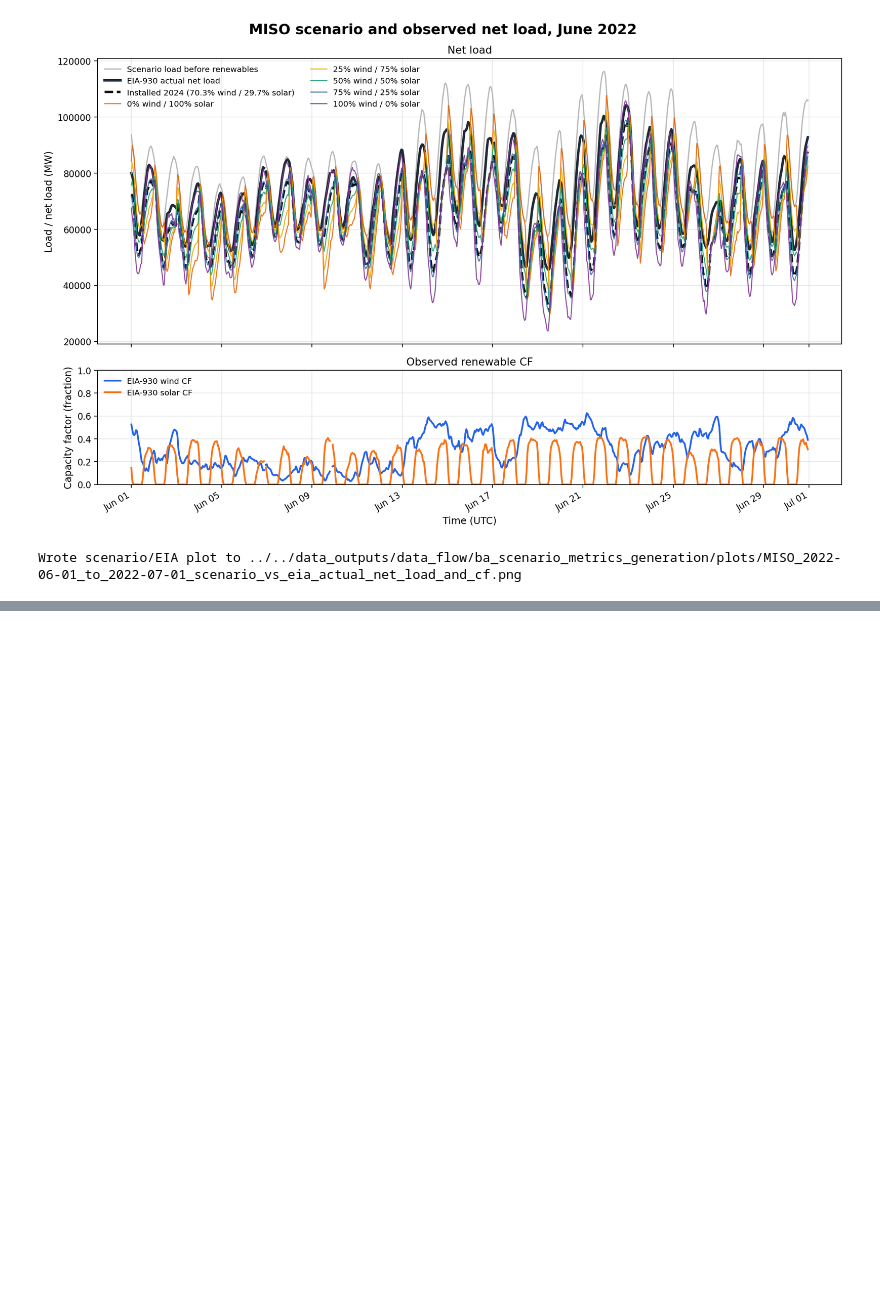
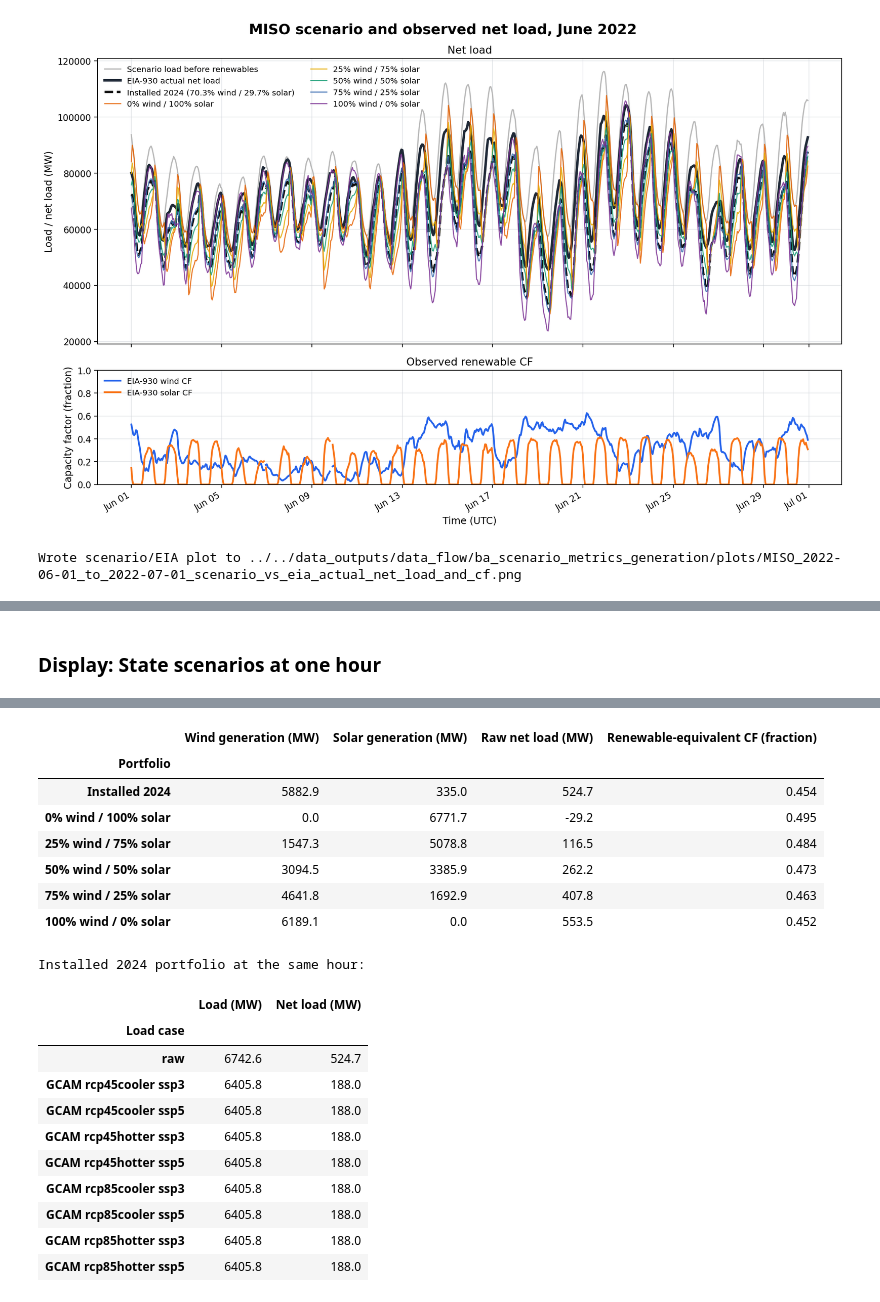
Before and after one commit to charliephillips4201/wxdata-notebooks, a Jupyter notebook: notebooks/data_flow/ba_scenario_metrics_generation.ipynb, the cells around one changed output, grey strips where cells are left out. Cells and saved outputs as stored; diff of their text form; code cells hidden in the pictures; blank space fills up the shorter version.

Commit message:
Add state scenario appendix and dataset reference documentation

```diff
--- a/notebooks/data_flow/ba_scenario_metrics_generation.ipynb
+++ b/notebooks/data_flow/ba_scenario_metrics_generation.ipynb
@@ -510,0 +579,4 @@ Wrote scenario/EIA plot to ../../data_outputs/data_flow/ba_scenario_metrics_gene
+# %%
+state_scenario_order = list(SCENARIO_LABELS)
+state_scenario_specs = state_capacities.set_index("scenario").loc[state_scenario_order].reset_index()
+state_scenario_specs = state_scenario_specs[["scenario", "wind_capacity_mw", "solar_capacity_mw", "total_capacity_mw"]]
@@ -510,0 +585,4 @@ Wrote scenario/EIA plot to ../../data_outputs/data_flow/ba_scenario_metrics_gene
+# %%
+state_capacity_preview = state_scenario_specs.set_index("scenario").rename(index=SCENARIO_LABELS)
+state_capacity_preview = state_capacity_preview.rename_axis("Portfolio").rename(columns={"wind_capacity_mw": "Wind capacity (MW)", "solar_capacity_mw": "Solar capacity (MW)", "total_capacity_mw": "Total capacity (MW)"})
+display(state_capacity_preview.round(1))
@@ -510,0 +610,40 @@ Wrote scenario/EIA plot to ../../data_outputs/data_flow/ba_scenario_metrics_gene
+# %%
+state_scenario_frames = []
+for state_spec in state_scenario_specs.itertuples(index=False):
+    state_scenario = state_base[["time_utc", "wind_cf", "solar_cf"]].copy()
+    state_scenario.insert(1, "scenario", state_spec.scenario)
+    state_scenario["wind_mw"] = state_scenario["wind_cf"] * state_spec.wind_capacity_mw
+    state_scenario["solar_mw"] = state_scenario["solar_cf"] * state_spec.solar_capacity_mw
+    state_renewable_mw = state_scenario["wind_mw"] + state_scenario["solar_mw"]
+    state_scenario["renew_cf_equiv"] = state_renewable_mw / state_spec.total_capacity_mw
+
+    # Apply the same portfolio generation to raw load and each GCAM load case.
+    for state_load_column in state_load_columns:
+        state_net_load_column = state_load_column.replace("load_mw__", "net_load_mw__")
+        state_scenario[state_load_column] = state_base[state_load_column]
+        state_scenario[state_net_load_column] = state_scenario[state_load_column] - state_renewable_mw
+
+    state_scenario_frames.append(state_scenario)
+
+state_scenarios = pd.concat(state_scenario_frames, ignore_index=True)
+assert len(state_scenarios) == 6 * 148920, "Expected six portfolios with 148,920 hours each."
+assert not state_scenarios.duplicated(["time_utc", "scenario"]).any(), "State scenario keys must be unique."
+# %% [markdown]
+### Display: State scenarios at one hour
+# %%
+print(f"Iowa portfolios at {state_example_hour}; {len(state_scenarios):,} total scenario rows.")
+state_preview = state_scenarios.loc[state_scenarios["time_utc"].eq(state_example_hour), ["scenario", "wind_mw", "solar_mw", "net_load_mw__raw", "renew_cf_equiv"]]
+state_preview = state_preview.set_index("scenario").rename(index=SCENARIO_LABELS).rename_axis("Portfolio")
+state_preview = state_preview.rename(columns={"wind_mw": "Wind generation (MW)", "solar_mw": "Solar generation (MW)", "net_load_mw__raw": "Raw net load (MW)", "renew_cf_equiv": "Renewable-equivalent CF (fraction)"})
+display(state_preview.round({"Wind generation (MW)": 1, "Solar generation (MW)": 1, "Raw net load (MW)": 1, "Renewable-equivalent CF (fraction)": 3}))
+
+# Hold the hour and portfolio fixed to show how the nine load cases affect net load.
+state_installed_hour = state_scenarios.loc[state_scenarios["time_utc"].eq(state_example_hour) & state_scenarios["scenario"].eq("installed_2024")].iloc[0]
+state_case_rows = []
+for state_load_column in state_load_columns:
+    state_net_load_column = state_load_column.replace("load_mw__", "net_load_mw__")
+    state_case_label = state_load_column.replace("load_mw__", "").replace("gcam_", "GCAM ").replace("_", " ")
+    state_case_rows.append({"Load case": state_case_label, "Load (MW)": state_installed_hour[state_load_column], "Net load (MW)": state_installed_hour[state_net_load_column]})
+print("Installed 2024 portfolio at the same hour:")
+display(pd.DataFrame(state_case_rows).set_index("Load case").round(1))
+# %% [output]
@@ -510,0 +651,20 @@ Wrote scenario/EIA plot to ../../data_outputs/data_flow/ba_scenario_metrics_gene
+|  | Wind generation (MW) | Solar generation (MW) | Raw net load (MW) | Renewable-equivalent CF (fraction) |
+| Portfolio |  |  |  |  |
+| Installed 2024 | 5882.9 | 335.0 | 524.7 | 0.454 |
+| 0% wind / 100% solar | 0.0 | 6771.7 | -29.2 | 0.495 |
+| 25% wind / 75% solar | 1547.3 | 5078.8 | 116.5 | 0.484 |
+| 50% wind / 50% solar | 3094.5 | 3385.9 | 262.2 | 0.473 |
+| 75% wind / 25% solar | 4641.8 | 1692.9 | 407.8 | 0.463 |
+| 100% wind / 0% solar | 6189.1 | 0.0 | 553.5 | 0.452 |
+Installed 2024 portfolio at the same hour:
+|  | Load (MW) | Net load (MW) |
+| Load case |  |  |
+| raw | 6742.6 | 524.7 |
+| GCAM rcp45cooler ssp3 | 6405.8 | 188.0 |
+| GCAM rcp45cooler ssp5 | 6405.8 | 188.0 |
+| GCAM rcp45hotter ssp3 | 6405.8 | 188.0 |
+| GCAM rcp45hotter ssp5 | 6405.8 | 188.0 |
+| GCAM rcp85cooler ssp3 | 6405.8 | 188.0 |
+| GCAM rcp85cooler ssp5 | 6405.8 | 188.0 |
+| GCAM rcp85hotter ssp3 | 6405.8 | 188.0 |
+| GCAM rcp85hotter ssp5 | 6405.8 | 188.0 |
```
Also changed, not shown: parts of 20 cells of this notebook, 6 other files.
